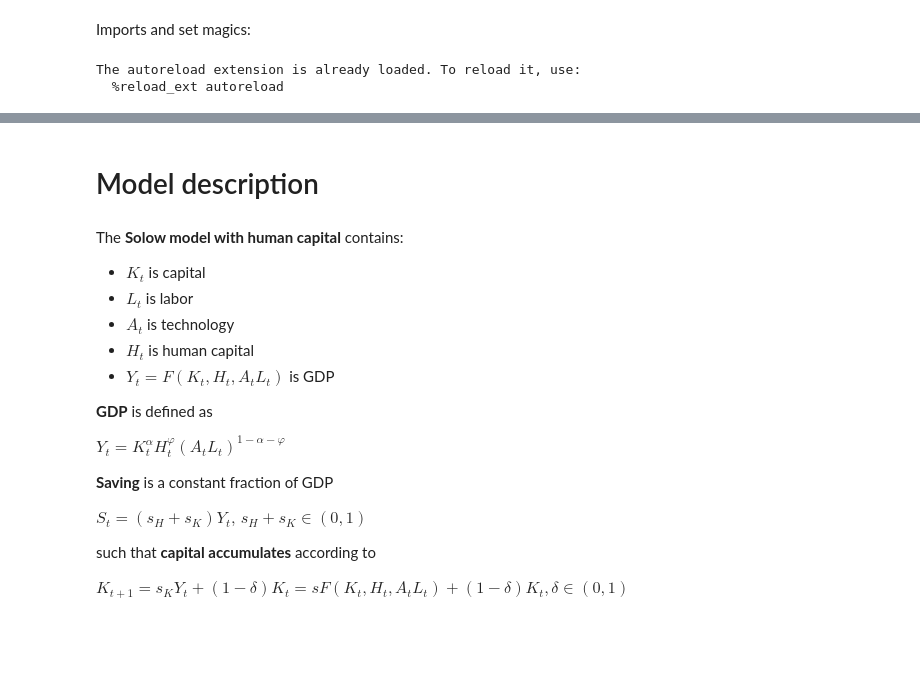
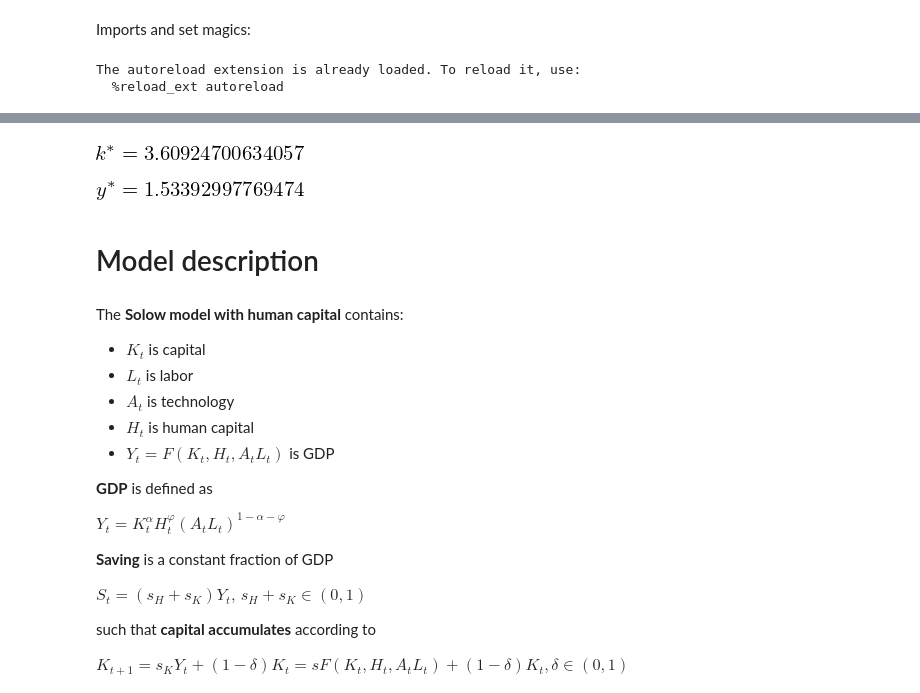
Before and after one commit to NumEconCopenhagen/projects-2020-matrixgymnasterne, a Jupyter notebook: modelproject/modelproject.ipynb, the cells around one changed output, grey strips where cells are left out. Saved outputs shown, nothing was run; the diff lists cells and outputs as text; code cells hidden in the pictures; blank space fills up the shorter version.

```diff
--- a/modelproject/modelproject.ipynb
+++ b/modelproject/modelproject.ipynb
@@ -27,3 +78,22 @@ The autoreload extension is already loaded. To reload it, use:
+# %%
+#We define model parameters as plausible empirical values
+n=0.025
+B=1
+s=0.2
+delta=0.06
+alpha=1/3
+
+#The steady state value for k is printed with the parameter values
+bssk_val = ssb_sol(alpha, delta, s, B, n)
+sm.Eq(kstar,bssk_val)
+# %% [output]
+[figure, added]
+# %%
+#From this we can define the steady state value for y
+y_ss = B*bssk_val**alpha
+sm.Eq(ystar,y_ss)
+# %% [output]
+[figure, added]
 # %% [markdown]
 # Model description
 # %% [markdown]
```
Also changed, not shown: parts of 11 cells of this notebook.
